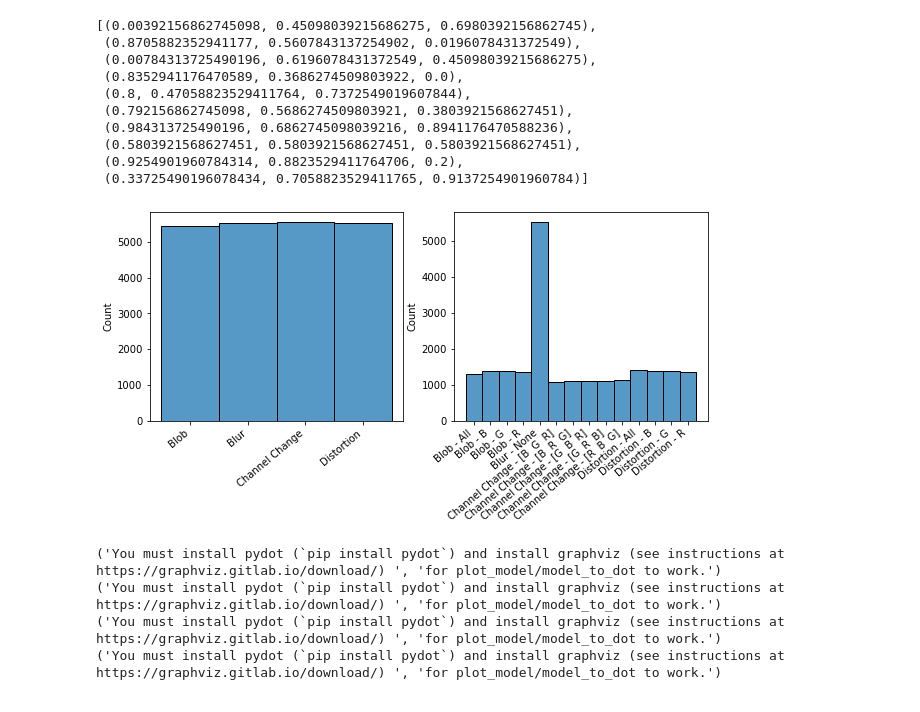
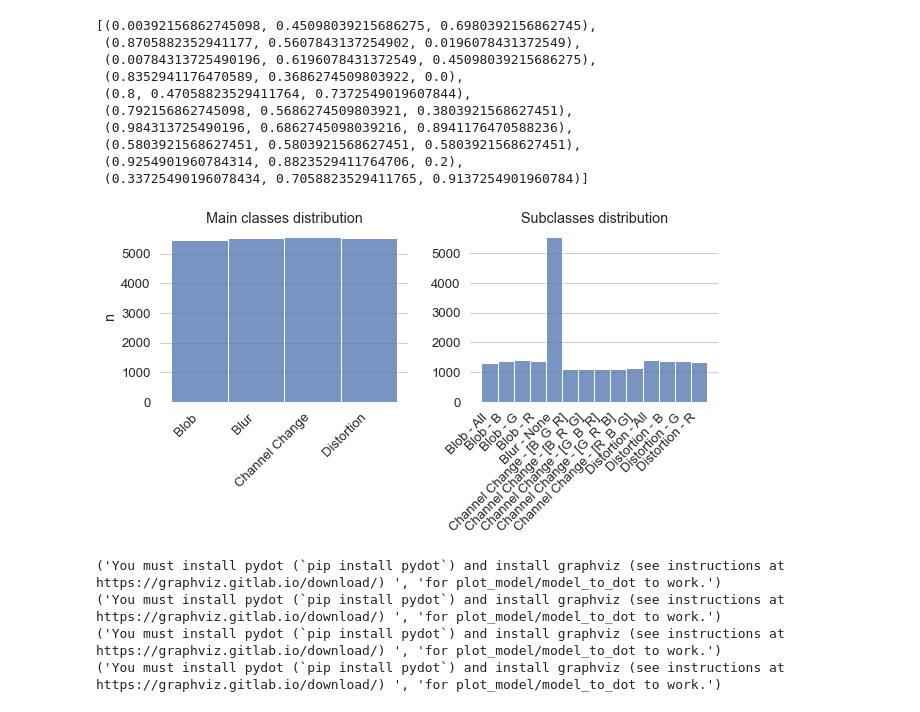
Before and after one commit to at-gmbh/corrupted-labels-effect, a Jupyter notebook: notebooks/exploratory.ipynb, the cells around one changed output. Drawn from its saved outputs; the diff is of its cells as text; code cells hidden in the pictures.

Commit message:
update visuals

```diff
--- a/notebooks/exploratory.ipynb
+++ b/notebooks/exploratory.ipynb
@@ -118,26 +116,38 @@ colorblind_palette
 # %%
 def update_label(label: str) -> str:
     label = label.replace('_', ' ').replace(',', ' ').replace("'", '')
     label = label.replace('Green', 'G')
     label = label.replace('Blue', 'B')
     label = label.replace('Red', 'R')
 
     return label
 
 f, axes = plt.subplots(nrows = 1, ncols = 2, figsize = (10, 5))
-plt.subplots_adjust(bottom=0.3)
 
 sns.histplot(sorted(main_classes_list), ax = axes[0])
 sns.histplot(sorted(sub_classes_list), ax = axes[1])
 
+plt.subplots_adjust(wspace=0.25, bottom=0.4)
 plt.draw()
 
-for ax in axes:
+sns.set(font_scale = 1.2)
+sns.despine(left=True, bottom=True)
+sns.set_style("whitegrid")
+
+for ind, ax in enumerate(axes):
 
     texts = [update_label(t.get_text())  for t in ax.get_xticklabels()]
-    ax.set_xticklabels(texts, rotation = 40, ha = 'right')
+    ax.set_xticklabels(texts, rotation = 45, ha = 'right')
+    if ind == 0:
+        ax.set_ylabel('n')
+    else:
+        ax.set_ylabel('')
+    ax.grid(visible=False, axis='x')
+
+axes[0].set_title('Main classes distribution')
+axes[1].set_title('Subclasses distribution')
 
 f.savefig('../assets/class_hist.png', dpi=300, facecolor='white')
 # %% [output]
-[figure, old version]
+[figure, new version]
 # %%
```
Also changed, not shown: parts of 4 cells of this notebook, 2 other files.
